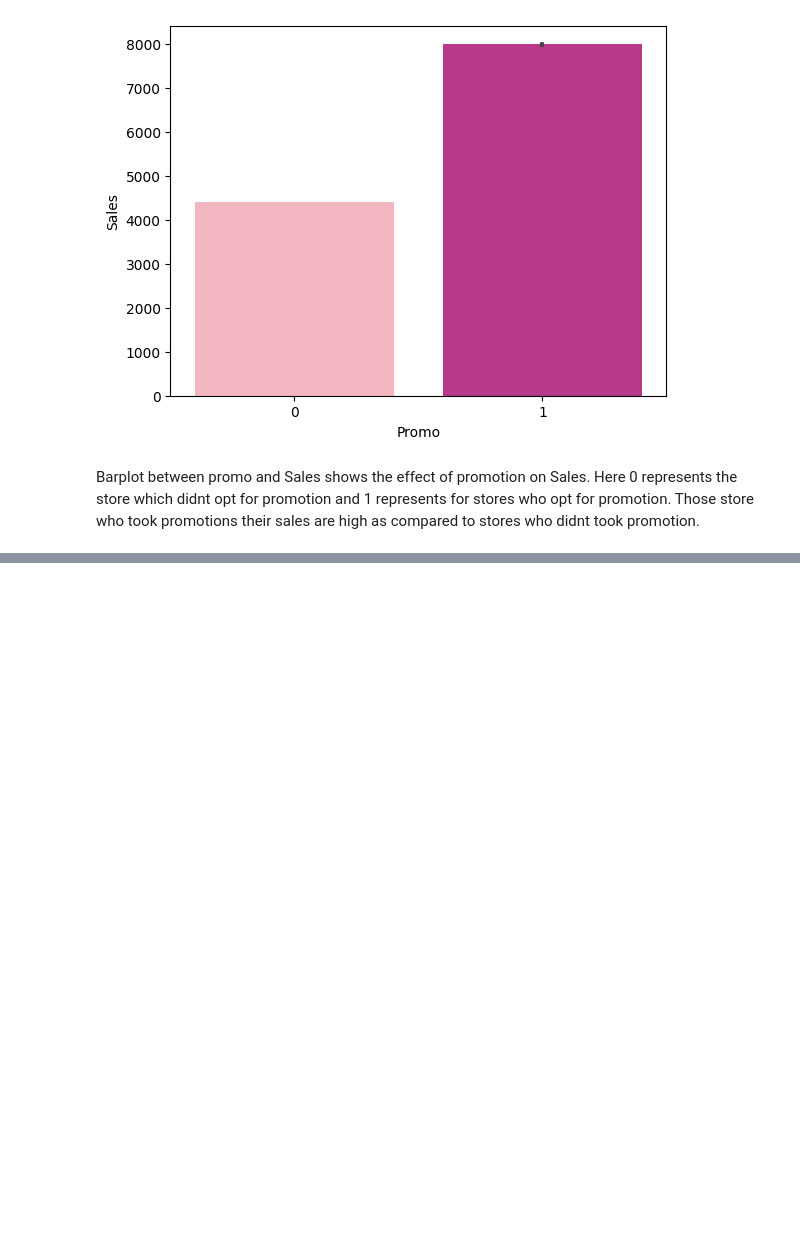
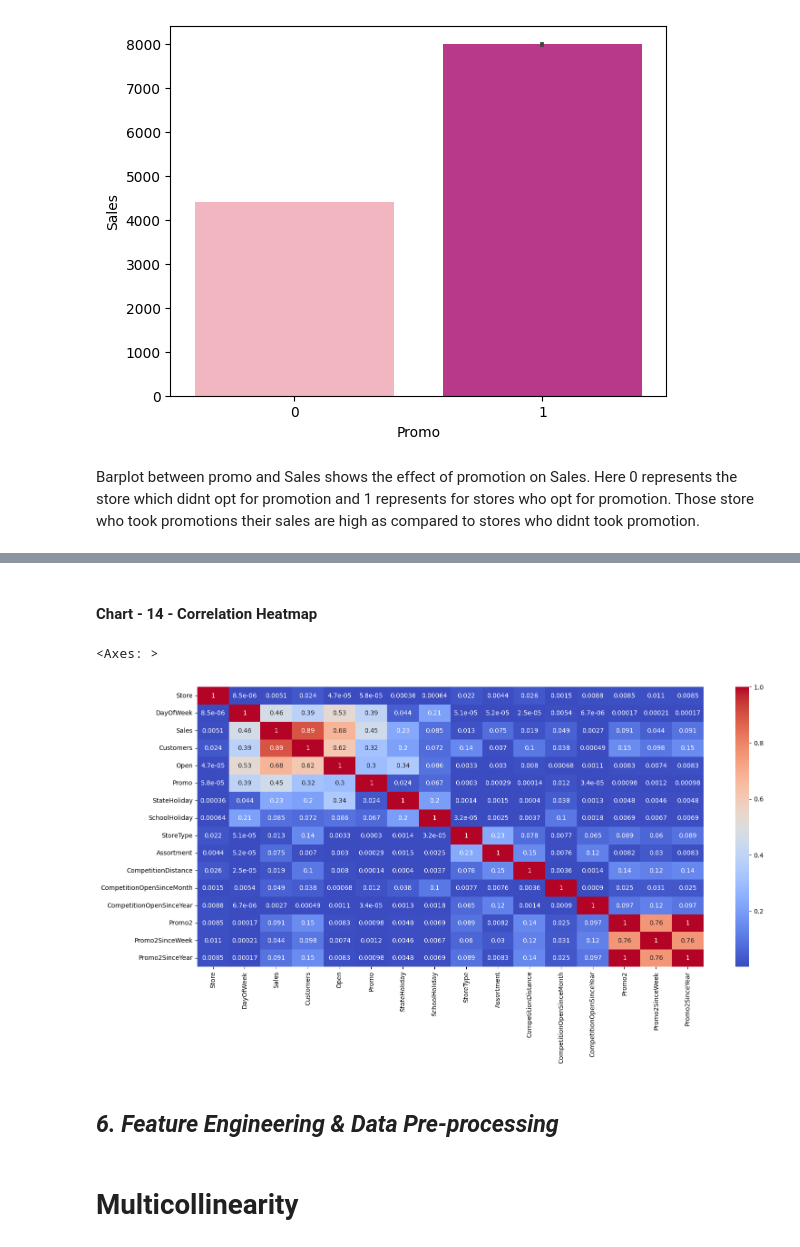
Before and after one commit to yamini1998m/-ML-Regression-ProjectTemplate.ipynb, a Jupyter notebook: ML_Regression_ProjectTemplate.ipynb, the cells around one changed output, grey strips where cells are left out. Drawn from its saved outputs; the diff is of its cells as text; code cells hidden in the pictures; blank space fills up the shorter version.

```diff
--- a/ML_Regression_ProjectTemplate.ipynb
+++ b/ML_Regression_ProjectTemplate.ipynb
@@ -542,0 +619,14 @@ Barplot between promo and Sales shows the effect of promotion on Sales. Here 0 r
+# %% [markdown]
+#### Chart - 14 - Correlation Heatmap
+# %%
+# Correlation Heatmap visualization code
+plt.figure(figsize=(18,8))
+correlation = ds_final.corr()
+sns.heatmap(abs(correlation), annot=True, cmap='coolwarm')
+# %% [output]
+<Axes: >
+[figure, added]
+# %% [markdown]
+## ***6. Feature Engineering & Data Pre-processing***
+# %% [markdown]
+# **Multicollinearity**
```
Also changed, not shown: parts of 81 cells of this notebook.
